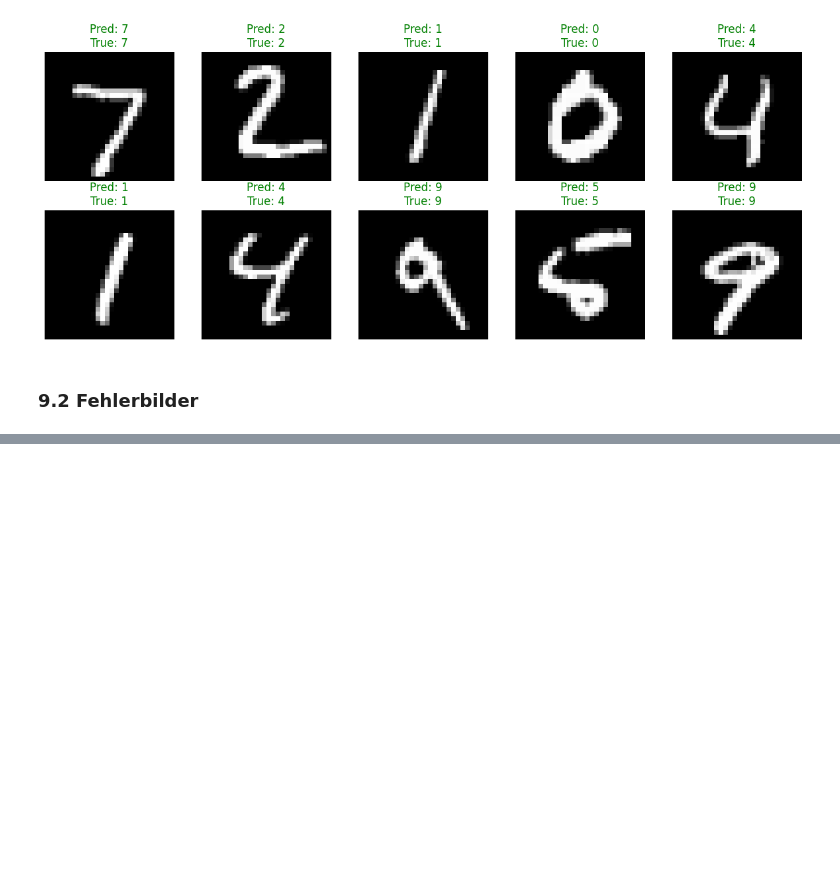
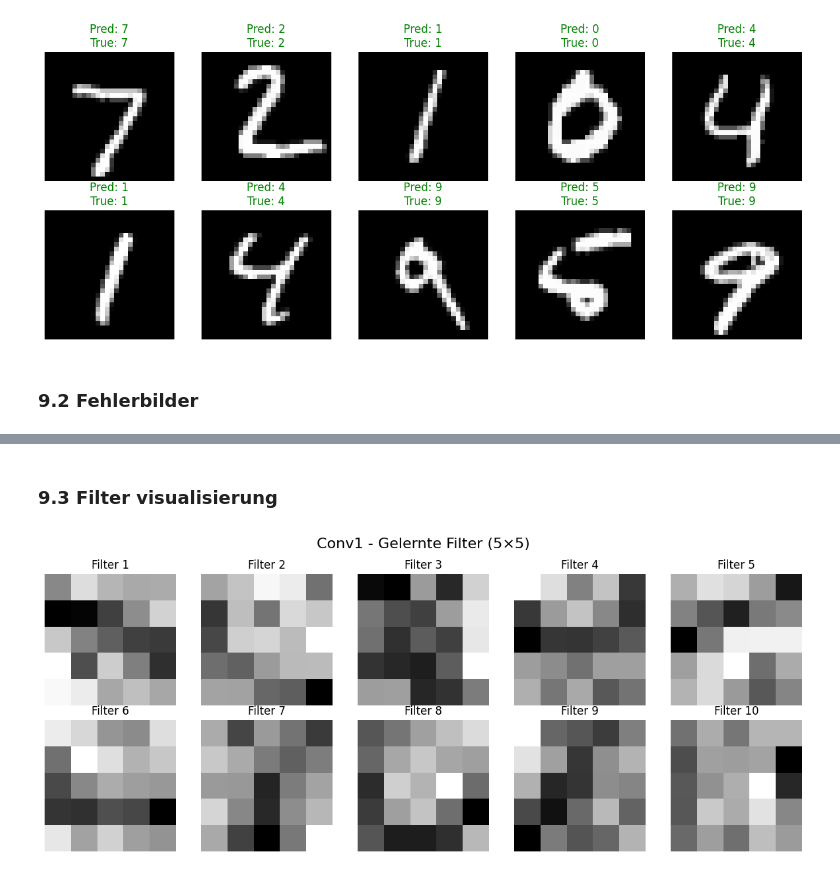
Before and after one commit to ChristianJakubzig/cnn-digit-recognition-project, a Jupyter notebook: src/vortrag.ipynb, the cells around one changed output, grey strips where cells are left out. Saved outputs shown, nothing was run; the diff lists cells and outputs as text; code cells hidden in the pictures; blank space fills up the shorter version.

```diff
--- a/src/vortrag.ipynb
+++ b/src/vortrag.ipynb
@@ -463,0 +472,20 @@ plt.show()
+# %% [markdown]
+### 9.3 Filter visualisierung
+# %%
+# Filter von Conv1 visualisieren (10 Filter 5x5)
+fig, axes = plt.subplots(2, 5, figsize=(12, 5))
+fig.suptitle('Conv1 - Gelernte Filter (5×5)', fontsize=16)
+
+for i, ax in enumerate(axes.flat):
+    # Filter extrahieren und auf CPU holen
+    filter_weights = model.convl.weight[i, 0].detach().cpu()
+
+    # Visualisieren
+    ax.imshow(filter_weights, cmap='gray')
+    ax.set_title(f'Filter {i+1}')
+    ax.axis('off')
+
+plt.tight_layout()
+plt.show()
+# %% [output]
+[figure, added]
```
Also changed, not shown: parts of 16 cells of this notebook, 3 other files.
